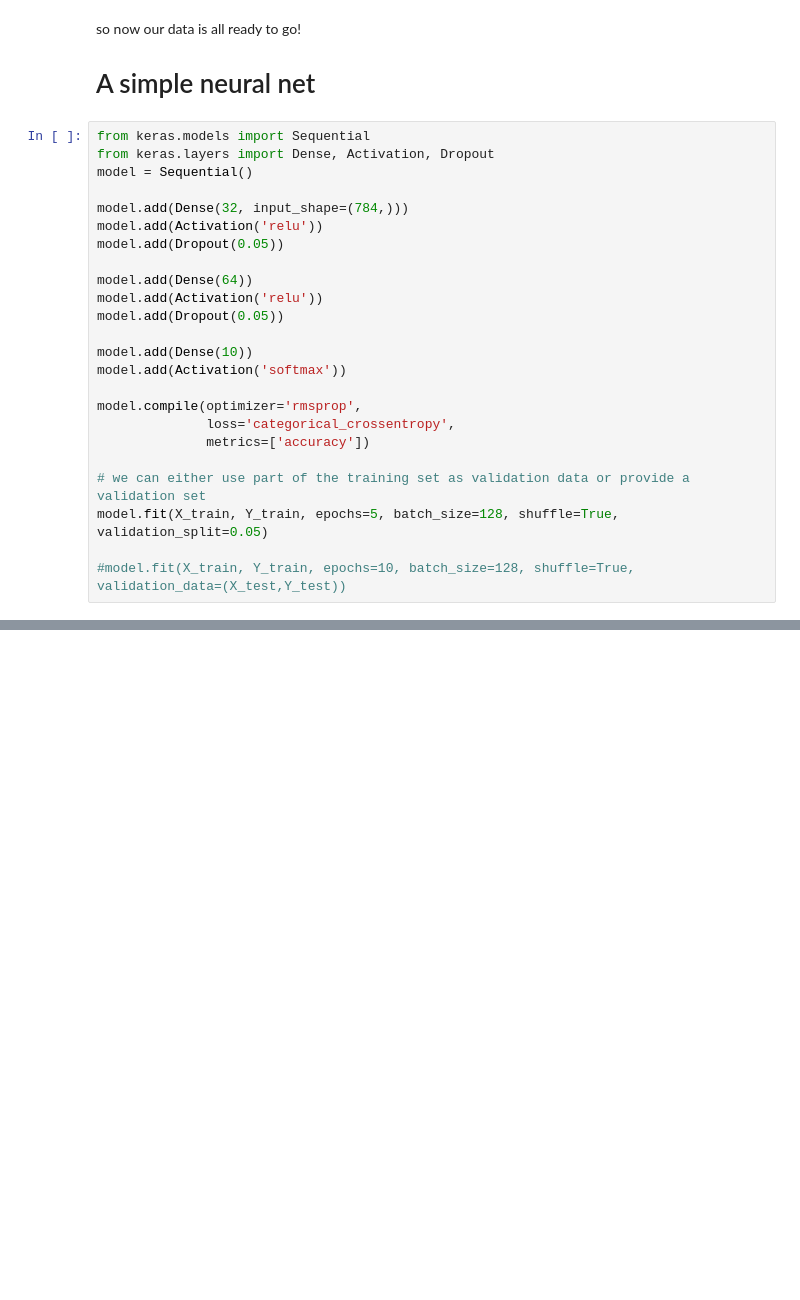
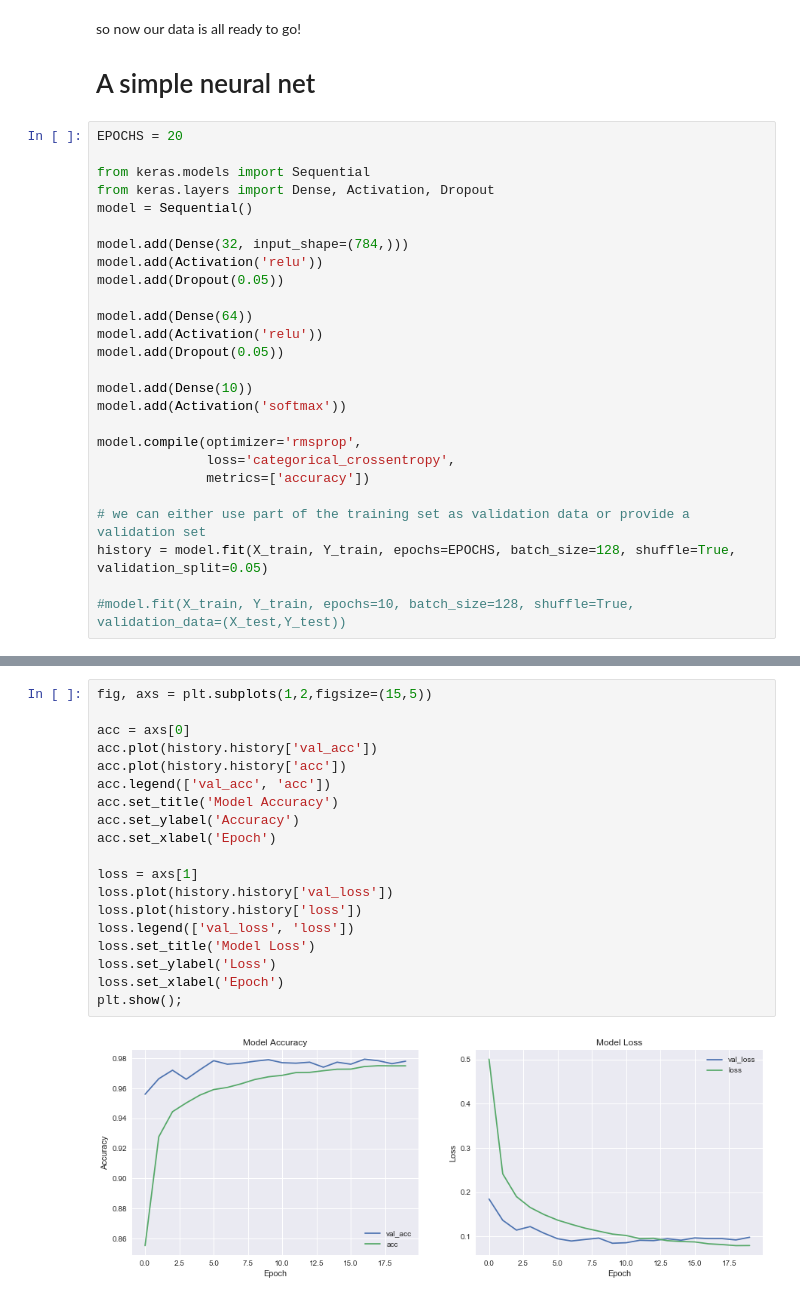
Before and after one commit to khalido/nd101, a Jupyter notebook: mnist_keras_simple.ipynb, the cells around one changed output, grey strips where cells are left out. Drawn from its saved outputs; the diff is of its cells as text; blank space fills up the shorter version.

```diff
--- a/mnist_keras_simple.ipynb
+++ b/mnist_keras_simple.ipynb
@@ -102,6 +102,8 @@ so now our data is all ready to go!
 
 # A simple neural net
 # %%
+EPOCHS = 20
+
 from keras.models import Sequential
 from keras.layers import Dense, Activation, Dropout
 model = Sequential()
@@ -122,7 +124,7 @@ model.compile(optimizer='rmsprop',
               metrics=['accuracy'])
 
 # we can either use part of the training set as validation data or provide a validation set
-model.fit(X_train, Y_train, epochs=5, batch_size=128, shuffle=True, validation_split=0.05)
+history = model.fit(X_train, Y_train, epochs=EPOCHS, batch_size=128, shuffle=True, validation_split=0.05)
 
 #model.fit(X_train, Y_train, epochs=10, batch_size=128, shuffle=True, validation_data=(X_test,Y_test))
 # %% [output]
@@ -170,0 +178,21 @@ AttributeError: 'Sequential' object has no attribute 'history'
+# %%
+fig, axs = plt.subplots(1,2,figsize=(15,5))
+
+acc = axs[0]
+acc.plot(history.history['val_acc'])
+acc.plot(history.history['acc'])
+acc.legend(['val_acc', 'acc'])
+acc.set_title('Model Accuracy')
+acc.set_ylabel('Accuracy')
+acc.set_xlabel('Epoch')
+
+loss = axs[1]
+loss.plot(history.history['val_loss'])
+loss.plot(history.history['loss'])
+loss.legend(['val_loss', 'loss'])
+loss.set_title('Model Loss')
+loss.set_ylabel('Loss')
+loss.set_xlabel('Epoch')
+plt.show();
+# %% [output]
+[figure, added]
```
Also changed, not shown: parts of 11 cells of this notebook, 1 other file.
